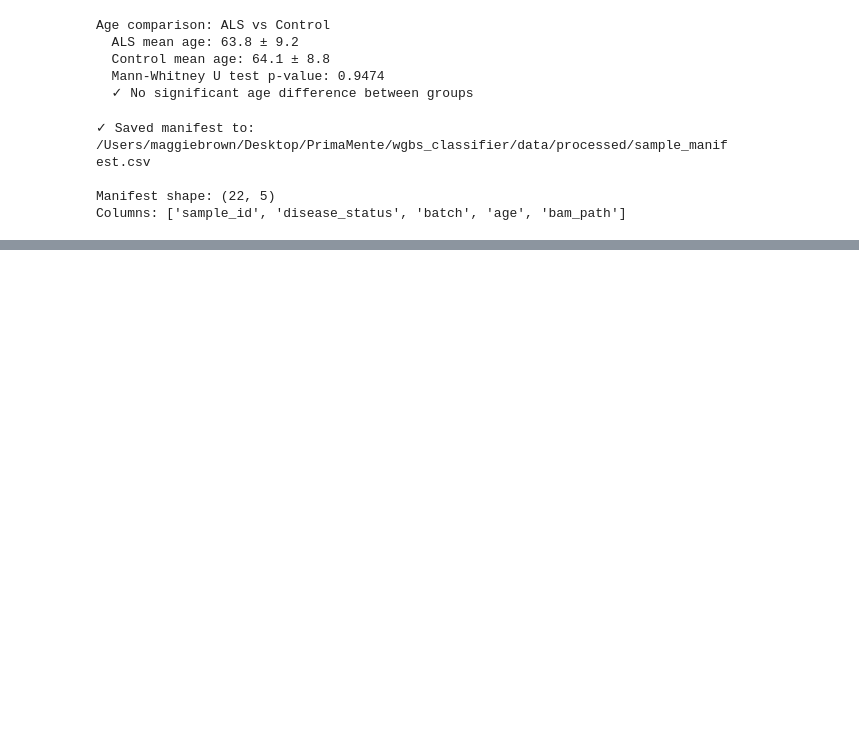
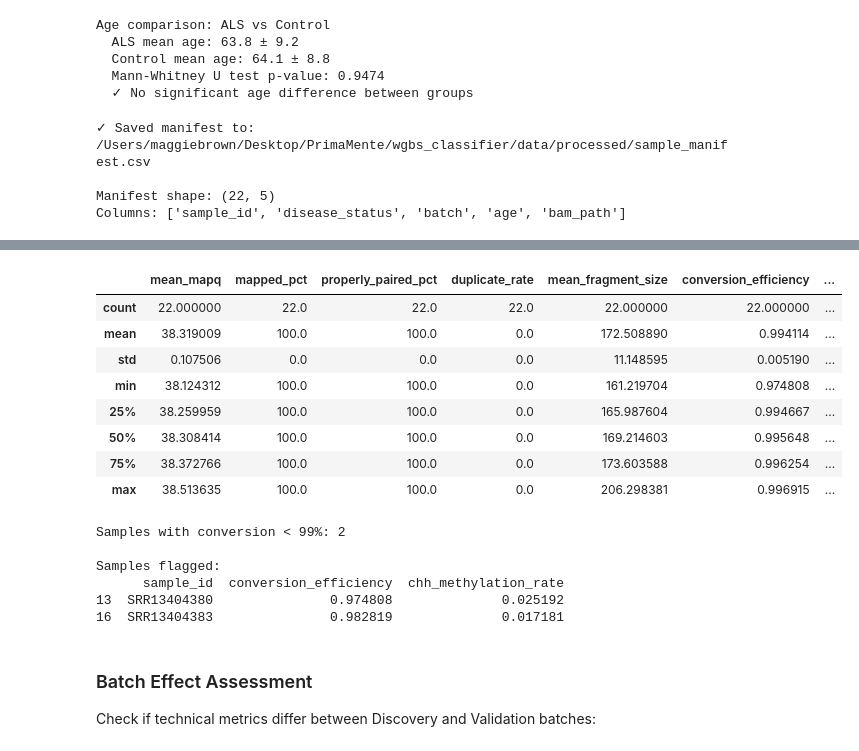
Before and after one commit to maggiebr0wn/wgbs_classifier, a Jupyter notebook: notebooks/exploratory/01_setup_qc.ipynb, the cells around one changed output, grey strips where cells are left out. Saved outputs shown, nothing was run; the diff lists cells and outputs as text; code cells hidden in the pictures; blank space fills up the shorter version.

```diff
--- a/notebooks/exploratory/01_setup_qc.ipynb
+++ b/notebooks/exploratory/01_setup_qc.ipynb
@@ -255,0 +277,3 @@ Module 0 complete! ✓
+# %%
+# Run complete Module 1 pipeline
+qc_metrics, batch_effects = run_module_1()
@@ -255,0 +329,45 @@ Module 0 complete! ✓
+# %%
+# Summary statistics for key metrics
+key_metrics = [
+    'mean_mapq',
+    'mapped_pct',
+    'properly_paired_pct',
+    'duplicate_rate',
+    'mean_fragment_size',
+    'conversion_efficiency',
+    'cpg_methylation_rate'
+]
+
+qc_metrics[key_metrics].describe()
+# %% [output]
+|  | mean_mapq | mapped_pct | properly_paired_pct | duplicate_rate | mean_fragment_size | conversion_efficiency | ... |
+| count | 22.000000 | 22.0 | 22.0 | 22.0 | 22.000000 | 22.000000 | ... |
+| mean | 38.319009 | 100.0 | 100.0 | 0.0 | 172.508890 | 0.994114 | ... |
+| std | 0.107506 | 0.0 | 0.0 | 0.0 | 11.148595 | 0.005190 | ... |
+| min | 38.124312 | 100.0 | 100.0 | 0.0 | 161.219704 | 0.974808 | ... |
+| 25% | 38.259959 | 100.0 | 100.0 | 0.0 | 165.987604 | 0.994667 | ... |
+| 50% | 38.308414 | 100.0 | 100.0 | 0.0 | 169.214603 | 0.995648 | ... |
+| 75% | 38.372766 | 100.0 | 100.0 | 0.0 | 173.603588 | 0.996254 | ... |
+| max | 38.513635 | 100.0 | 100.0 | 0.0 | 206.298381 | 0.996915 | ... |
+# %%
+# Flag samples with poor conversion
+poor_conversion = qc_metrics[qc_metrics['conversion_efficiency'] < 0.99]
+
+print(f"Samples with conversion < 99%: {len(poor_conversion)}")
+
+if len(poor_conversion) > 0:
+    print("\nSamples flagged:")
+    print(poor_conversion[['sample_id', 'conversion_efficiency', 'chh_methylation_rate']])
+else:
+    print("✓ All samples passed conversion threshold!")
+# %% [output]
+Samples with conversion < 99%: 2
+
+Samples flagged:
+      sample_id  conversion_efficiency  chh_methylation_rate
+13  SRR13404380               0.974808              0.025192
+16  SRR13404383               0.982819              0.017181
+# %% [markdown]
+### Batch Effect Assessment
+
+Check if technical metrics differ between Discovery and Validation batches:
```
Also changed, not shown: parts of 28 cells of this notebook, 1 other file.
